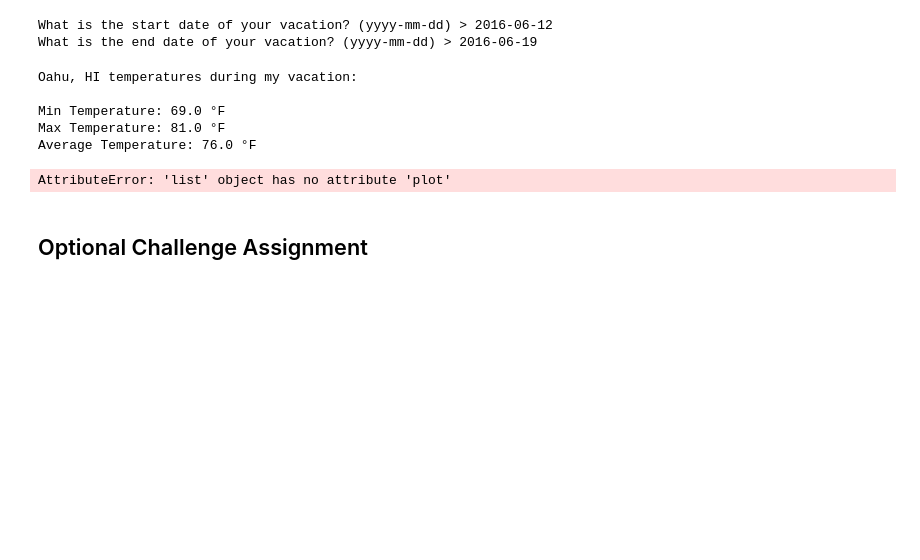
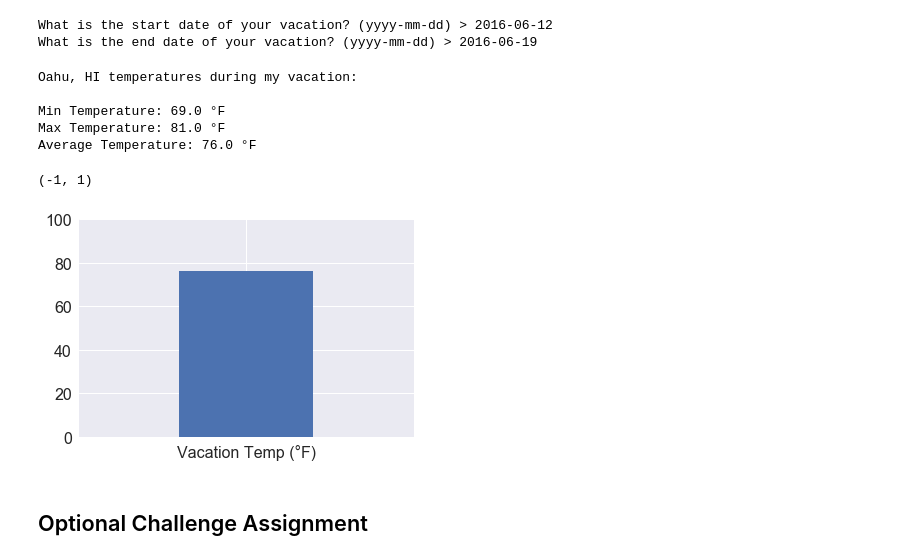
Before and after one commit to rochiecuevas/climate_analysis, a Jupyter notebook: climate_starter.ipynb, the cells around one changed output. Saved outputs shown, nothing was run; the diff lists cells and outputs as text; code cells hidden in the pictures; blank space fills up the shorter version.

Commit message:
barplot ave temp unfinished

```diff
--- a/climate_starter.ipynb
+++ b/climate_starter.ipynb
@@ -490,7 +490,7 @@ feature_group = folium.FeatureGroup("Locations")
 # Add markers one by one on the map
 for lat, lng, stn, elev in zip(lat_lst, lng_lst, stn_lst, elev_lst):
     feature_group.add_child(folium.Marker(location = [lat, lng],
-                                          popup = f'Station ID: {stn}<br>Elev: {elev}'))
+                                          popup = f'Station ID: {stn}<br>Elev: {round(elev,2)}'))
 
 m.add_child(feature_group)
 
@@ -559,10 +559,22 @@ Average Temperature: 76.0 °F
 # %%
 # Plot the results from your previous query as a bar chart.
 # Use "Trip Avg Temp" as your Title
 # Use the average temperature for the y value
 # Use the peak-to-peak (tmax-tmin) value as the y error bar (yerr)
+
+x = np.arange(len([summary_vac_temps[0][1]]))
+y = summary_vac_temps[0][1] # average temp
+
+ymin = summary_vac_temps[0][1] - summary_vac_temps[0][0]
+ymax = summary_vac_temps[0][2] - summary_vac_temps[0][1]
+
+plt.bar(x,y)
+plt.xticks(x, ["Vacation Temp (°F)"])
+plt.ylim(0,100)
+plt.xlim(-1,1)
 # %% [output]
-AttributeError: 'list' object has no attribute 'plot'
+(-1, 1)
+[figure, added]
 # %%
 # Calculate the rainfall per weather station for your trip dates using the previous year's matching dates.
 # Sort this in descending order by precipitation amount and list the station, name, latitude, longitude, and elevation
```
